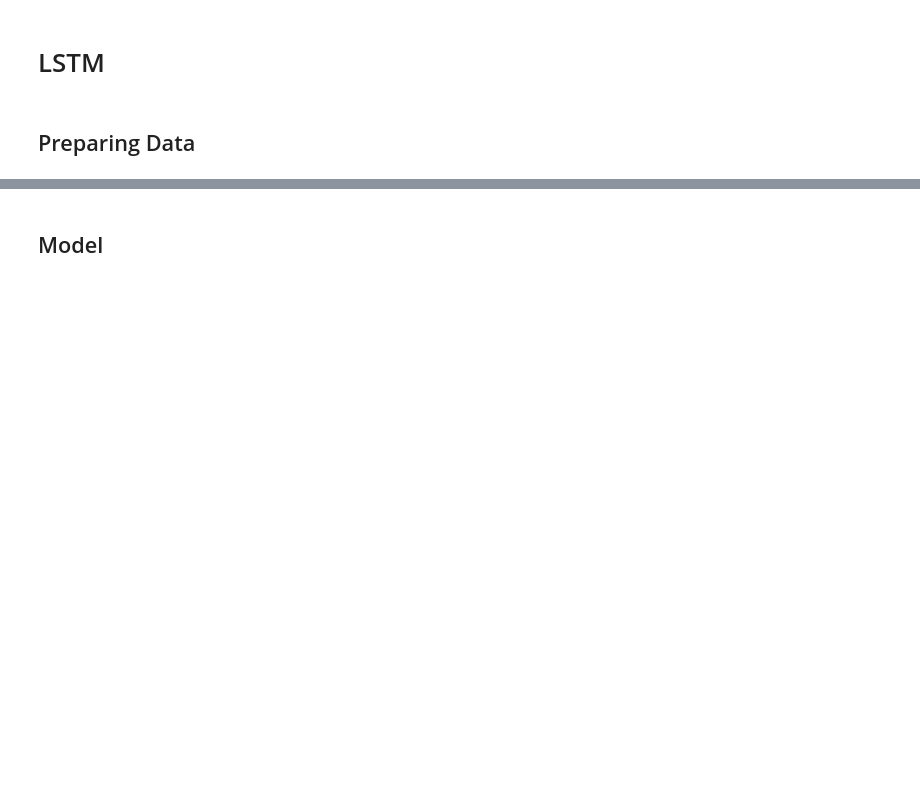
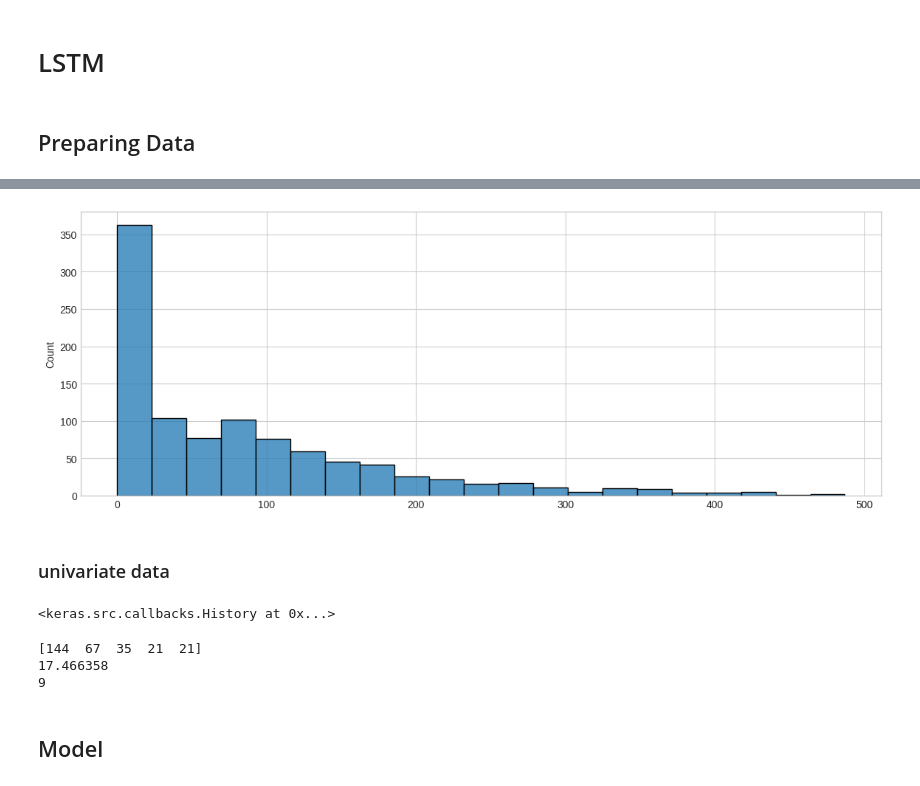
Before and after one commit to KevinrealG/Series_de_tiempo, a Jupyter notebook: 02_Aplying_arima_lstm.ipynb, the cells around one changed output, grey strips where cells are left out. Cells and saved outputs as stored; diff of their text form; code cells hidden in the pictures; blank space fills up the shorter version.

```diff
--- a/02_Aplying_arima_lstm.ipynb
+++ b/02_Aplying_arima_lstm.ipynb
@@ -343,2 +246,58 @@ show_plot([x_train_uni[0], y_train_uni[0]], 0, 'Sample Example',future_step)
+# %%
+plt.figure(figsize = (14,5))
+sns.histplot(raw_seq)
+plt.show()
+# %% [output]
+[figure, added]
+# %% [markdown]
+### univariate data
+# %%
+from numpy import array
+from keras.models import Sequential
+from keras.layers import LSTM
+from keras.layers import Dense
+# split a univariate sequence into samples
+def split_sequence(sequence, n_steps):
+	X, y = list(), list()
+	for i in range(len(sequence)):
+		# find the end of this pattern
+		end_ix = i + n_steps
+		# check if we are beyond the sequence
+		if end_ix > len(sequence)-1:
+			break
+		# gather input and output parts of the pattern
+		seq_x, seq_y = sequence[i:end_ix], sequence[end_ix]
+		X.append(seq_x)
+		y.append(seq_y)
+	return array(X), array(y)
+
+# choose a number of time steps
+n_steps = 5
+# split into samples
+X, y = split_sequence(raw_seq, n_steps)
+# summarize the data
+# reshape from [samples, timesteps] into [samples, timesteps, features]
+n_features = 1
+X = X.reshape((X.shape[0], X.shape[1], n_features))
+# define model
+model = Sequential()
+model.add(LSTM(50, activation='relu', input_shape=(n_steps, n_features)))
+model.add(Dense(1))
+model.compile(optimizer='adam', loss='mse')
+# fit model
+model.fit(X, y, epochs=200, verbose=0)
+# %% [output]
+<keras.src.callbacks.History at 0x...>
+# %%
+x_input = array(raw_seq[-6:-1])
+print(x_input)
+x_input = x_input.reshape((1, n_steps, n_features))
+yhat = model.predict(x_input, verbose=0)
+print(yhat[0][0])
+print(raw_seq[-1])
+# %% [output]
+[144  67  35  21  21]
+17.466358
+9
 # %% [markdown]
 ## Model
```
Also changed, not shown: parts of 21 cells of this notebook.
